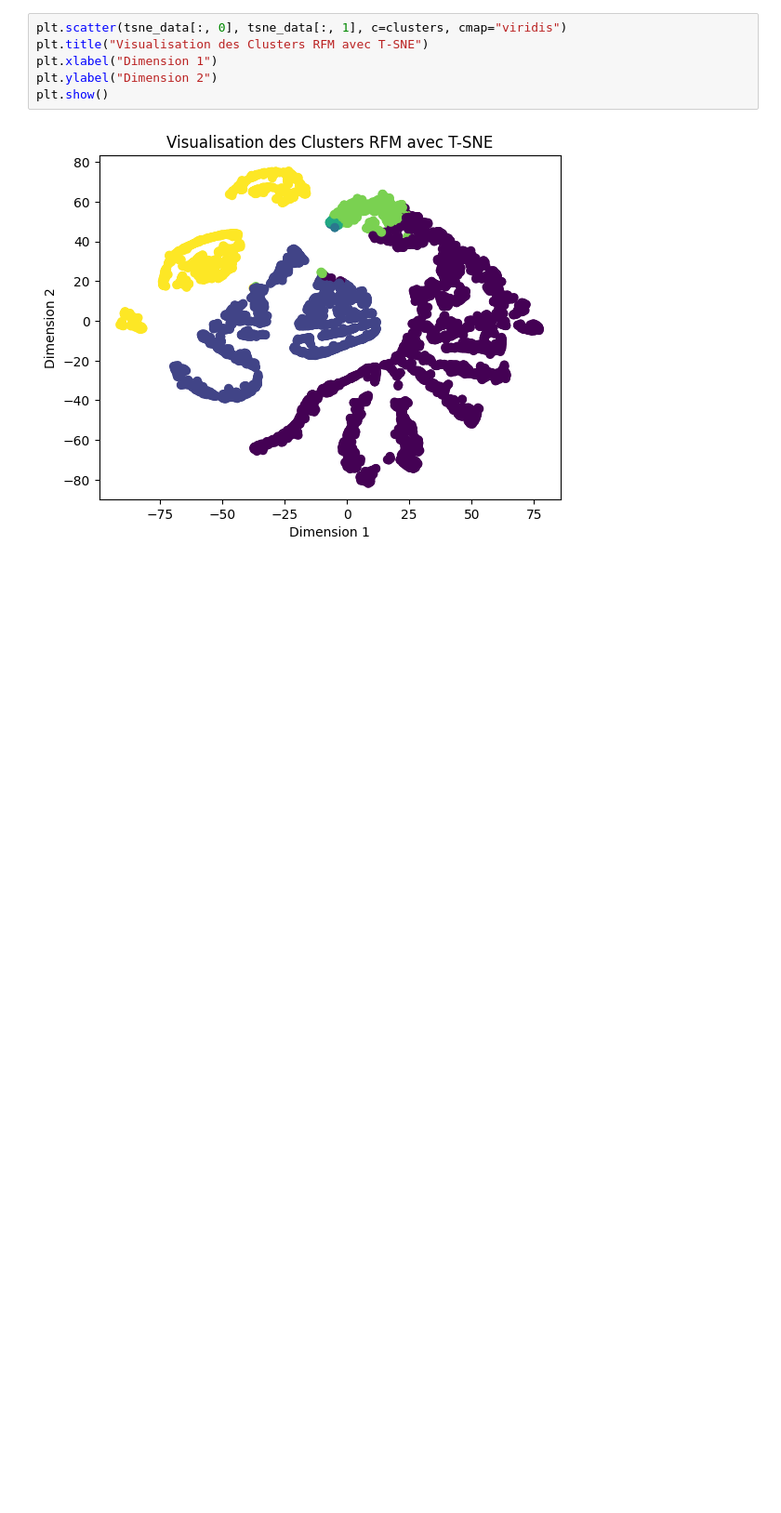
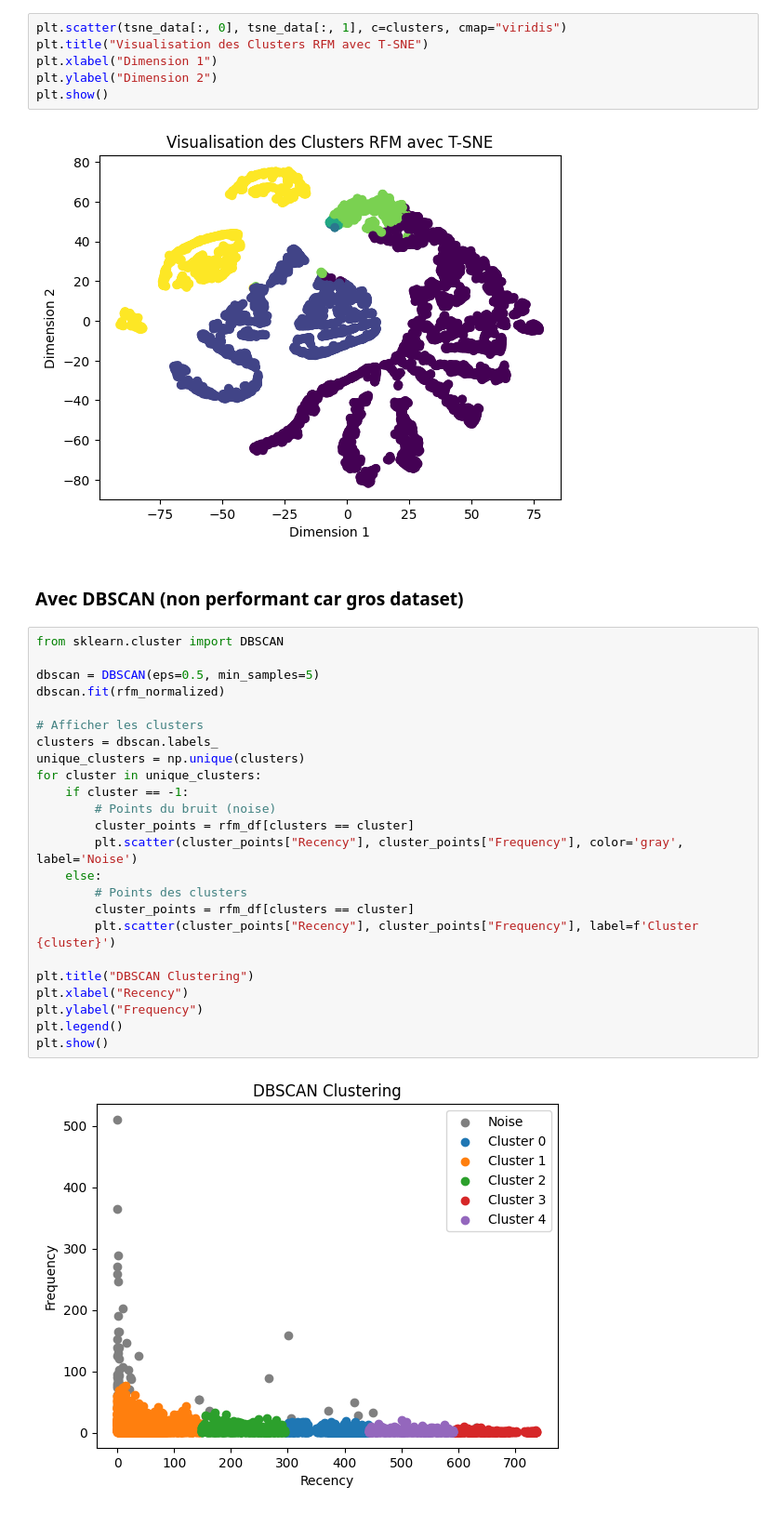
Before and after one commit to Shadume/Online_Retail-Customer_segmentation, a Jupyter notebook: main.ipynb, the cells around one changed output. Shown at 93% size. Cells and saved outputs as stored; diff of their text form; blank space fills up the shorter version.

Commit message:
test du DBScan

```diff
--- a/main.ipynb
+++ b/main.ipynb
@@ -427,3 +427,31 @@ plt.ylabel("Dimension 2")
 plt.show()
 # %% [output]
 [figure]
+# %% [markdown]
+### Avec DBSCAN (non performant car gros dataset)
+# %%
+from sklearn.cluster import DBSCAN
+
+dbscan = DBSCAN(eps=0.5, min_samples=5)
+dbscan.fit(rfm_normalized)
+
+# Afficher les clusters
+clusters = dbscan.labels_
+unique_clusters = np.unique(clusters)
+for cluster in unique_clusters:
+    if cluster == -1:
+        # Points du bruit (noise)
+        cluster_points = rfm_df[clusters == cluster]
+        plt.scatter(cluster_points["Recency"], cluster_points["Frequency"], color='gray', label='Noise')
+    else:
+        # Points des clusters
+        cluster_points = rfm_df[clusters == cluster]
+        plt.scatter(cluster_points["Recency"], cluster_points["Frequency"], label=f'Cluster {cluster}')
+
+plt.title("DBSCAN Clustering")
+plt.xlabel("Recency")
+plt.ylabel("Frequency")
+plt.legend()
+plt.show()
+# %% [output]
+[figure, added]
```
